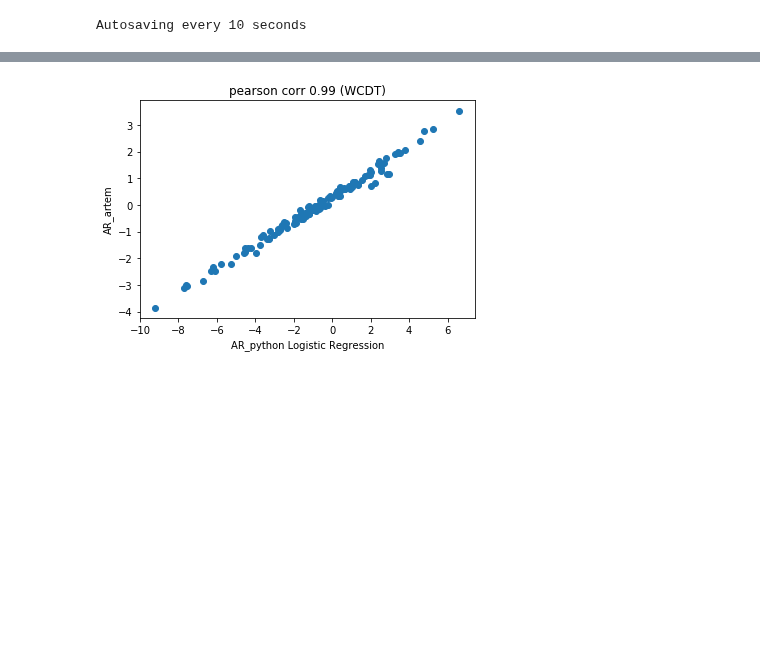
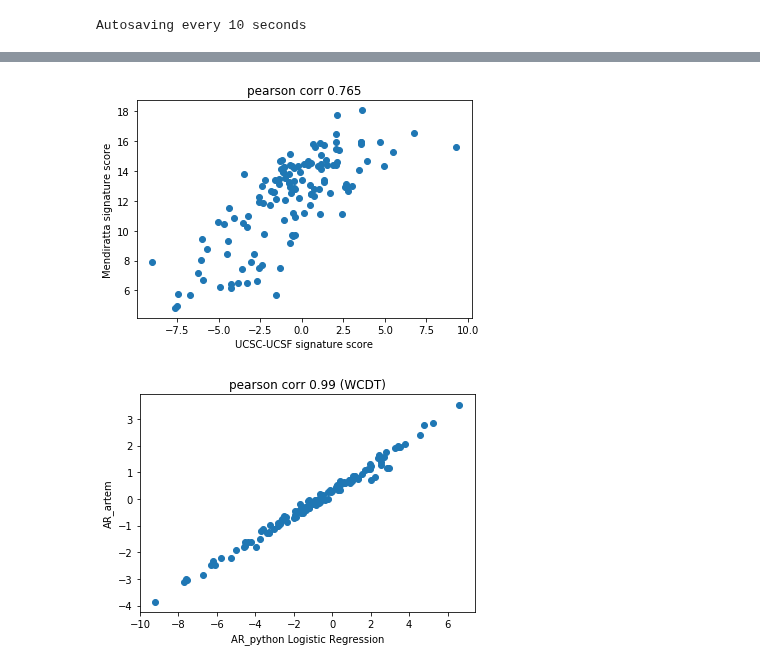
Before and after one commit to MollyZhang/ARsig_python, a Jupyter notebook: ARsig.ipynb, the cells around one changed output, grey strips where cells are left out. Saved outputs shown, nothing was run; the diff lists cells and outputs as text; code cells hidden in the pictures; blank space fills up the shorter version.

```diff
--- a/ARsig.ipynb
+++ b/ARsig.ipynb
@@ -155,3 +137,22 @@ for classifier_name, classifier in classifiers.items():
+# %%
+# correlation of sample scores
+sig_score = pd.DataFrame(index=WCDT_df.index)
+
+for sig in [UC_df, febbo_df]:
+    common_genes = sorted(list(set(WCDT_df.columns).intersection(sig.index)))
+    samples = WCDT_df[common_genes]
+    signatures = sig.loc[common_genes]
+    sig_score[sig.columns[0]] = np.matmul(samples.as_matrix(), signatures.as_matrix())
+
+plt.figure()
+plt.scatter(sig_score["UC signature"], sig_score["Mendiratta signature"])
+plt.title("pearson corr %.3f" %stats.pearsonr(
+    sig_score["UC signature"], sig_score["Mendiratta signature"])[0])
+plt.xlabel("UCSC-UCSF signature score")
+plt.ylabel("Mendiratta signature score")
+plt.show()
+# %% [output]
+[figure, added]
 # %%
 assert(list(WCDT_df.columns) == list(sig_df.index))
 
```
Also changed, not shown: parts of 7 cells of this notebook.
